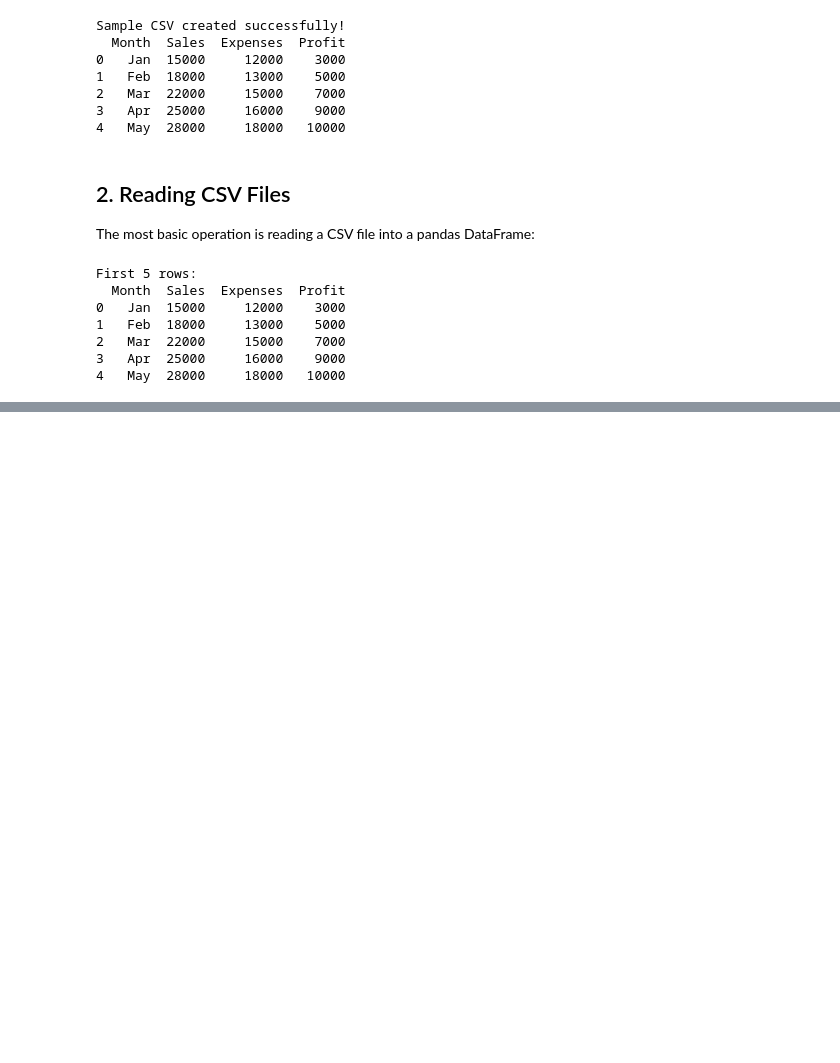
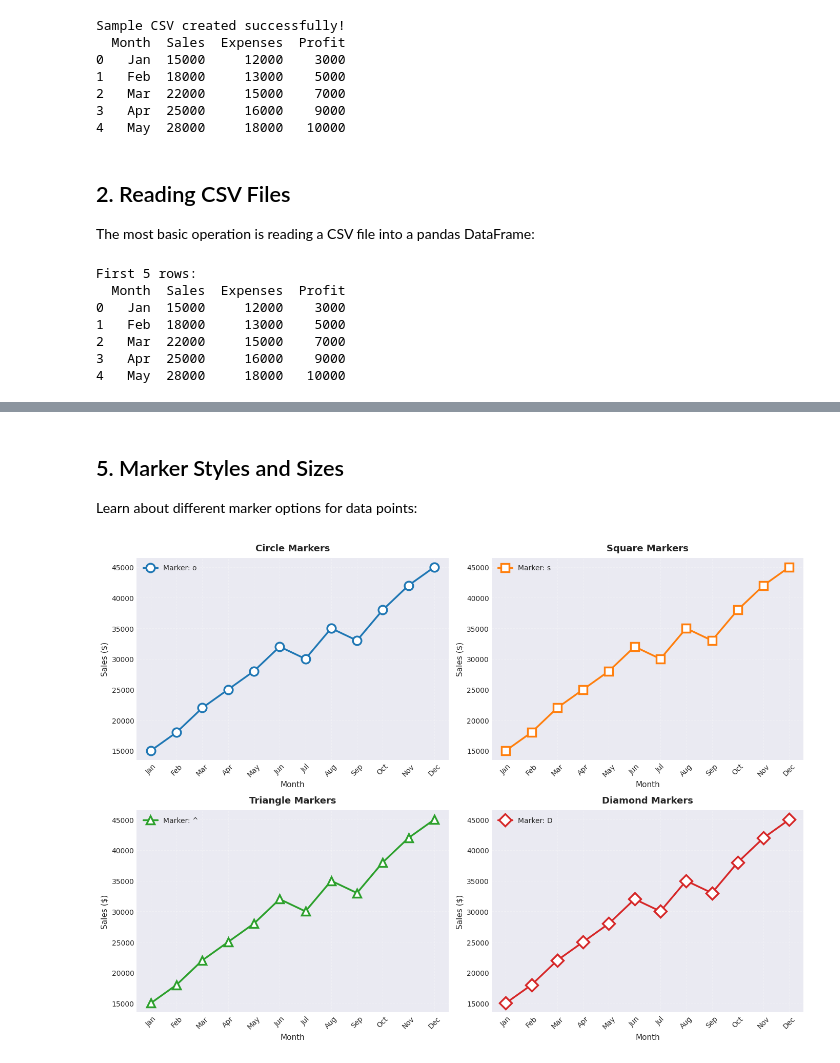
Before and after one commit to carteradamski/MDST_ECON_PROJECT_W26, a Jupyter notebook: week2/week2_tutorial.ipynb, the cells around one changed output, grey strips where cells are left out. Saved outputs shown, nothing was run; the diff lists cells and outputs as text; code cells hidden in the pictures; blank space fills up the shorter version.

```diff
--- a/week2/week2_tutorial.ipynb
+++ b/week2/week2_tutorial.ipynb
@@ -292,0 +126,33 @@ Linear regression equation: Profit = 1.16 * Expenses + -10356.43
+# %% [markdown]
+## 5. Marker Styles and Sizes
+
+Learn about different marker options for data points:
+# %%
+fig, axes = plt.subplots(2, 2, figsize=(14, 10))
+
+# Marker styles: 'o', 's', '^', 'v', '<', '>', 'D', 'p', '*', 'h', 'H', '+', 'x', 'd', '|', '_'
+markers = ['o', 's', '^', 'D']
+titles = ['Circle Markers', 'Square Markers', 'Triangle Markers', 'Diamond Markers']
+
+for idx, (ax, marker, title) in enumerate(zip(axes.flat, markers, titles)):
+    ax.plot(df['Month'], df['Sales'],
+            marker=marker,
+            markersize=12,
+            linewidth=2.5,
+            color=f'C{idx}',
+            markerfacecolor='white',
+            markeredgecolor=f'C{idx}',
+            markeredgewidth=2.5,
+            label=f'Marker: {marker}')
+
+    ax.set_title(title, fontsize=13, fontweight='bold', pad=10)
+    ax.set_xlabel('Month', fontsize=11)
+    ax.set_ylabel('Sales ($)', fontsize=11)
+    ax.legend(fontsize=10)
+    ax.grid(True, alpha=0.3, linestyle='--')
+    ax.tick_params(axis='x', rotation=45)
+
+plt.tight_layout()
+plt.show()
+# %% [output]
+[figure, added]
```
Also changed, not shown: parts of 55 cells of this notebook.
